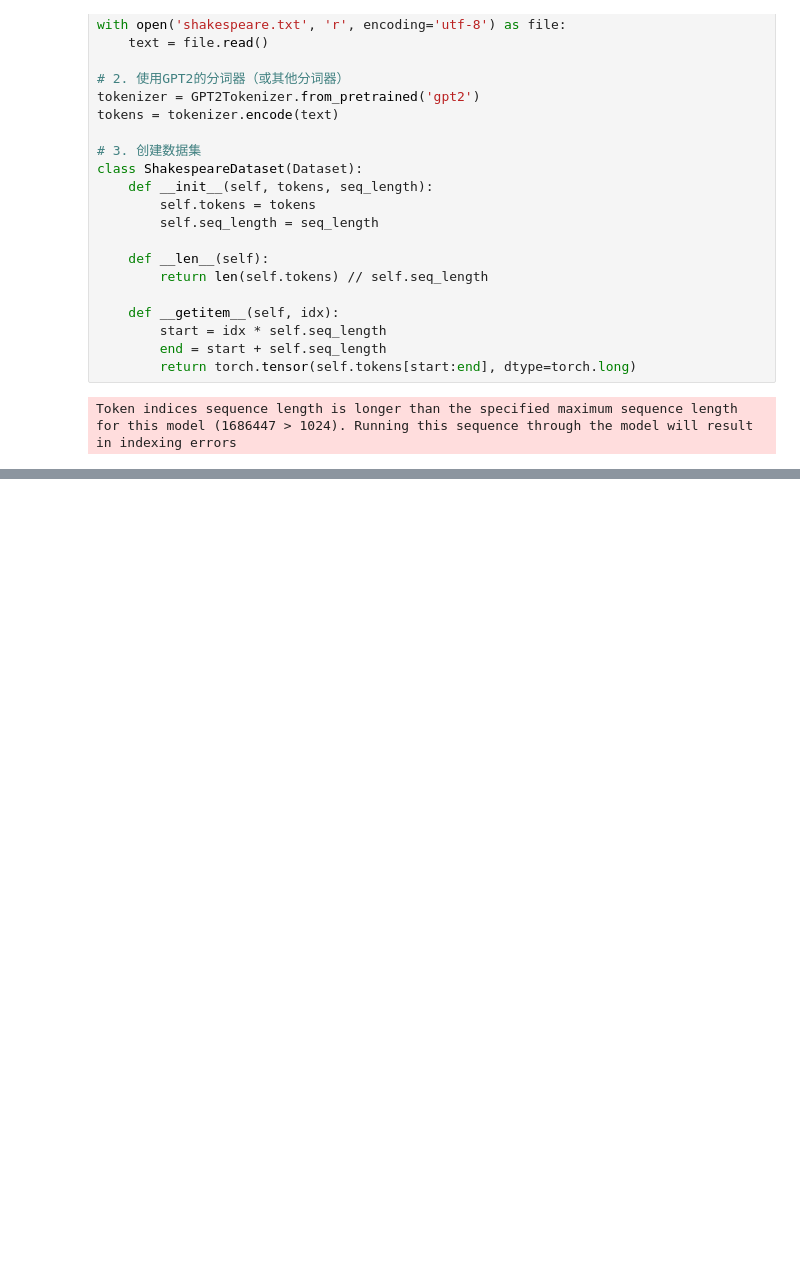
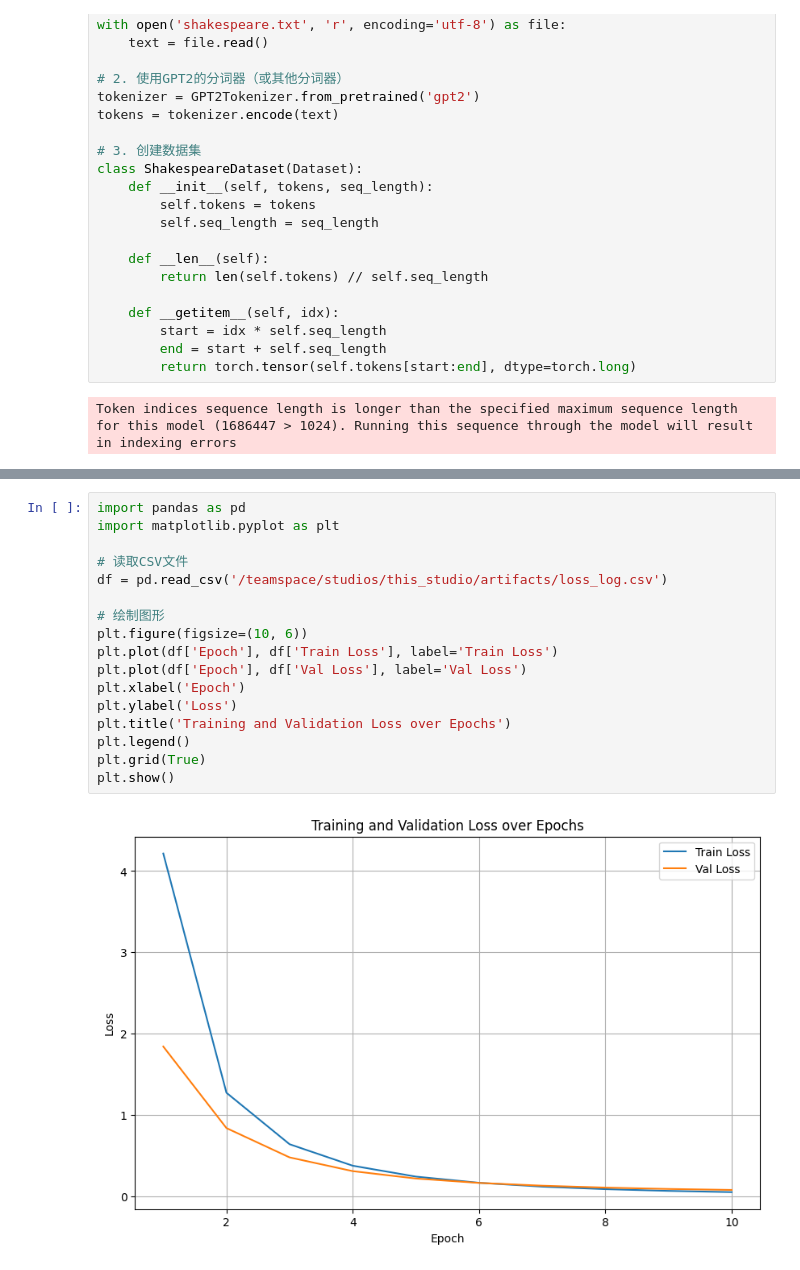
Before and after one commit to lgy112112/Transformer-WalkThrough, a Jupyter notebook: train.ipynb, the cells around one changed output, grey strips where cells are left out. Drawn from its saved outputs; the diff is of its cells as text; blank space fills up the shorter version.

```diff
--- a/train.ipynb
+++ b/train.ipynb
@@ -84,0 +86,19 @@ for epoch in range(10):
+# %%
+import pandas as pd
+import matplotlib.pyplot as plt
+
+# 读取CSV文件
+df = pd.read_csv('/teamspace/studios/this_studio/artifacts/loss_log.csv')
+
+# 绘制图形
+plt.figure(figsize=(10, 6))
+plt.plot(df['Epoch'], df['Train Loss'], label='Train Loss')
+plt.plot(df['Epoch'], df['Val Loss'], label='Val Loss')
+plt.xlabel('Epoch')
+plt.ylabel('Loss')
+plt.title('Training and Validation Loss over Epochs')
+plt.legend()
+plt.grid(True)
+plt.show()
+# %% [output]
+[figure, added]
```
Also changed, not shown: parts of 3 cells of this notebook, 2 other files.
